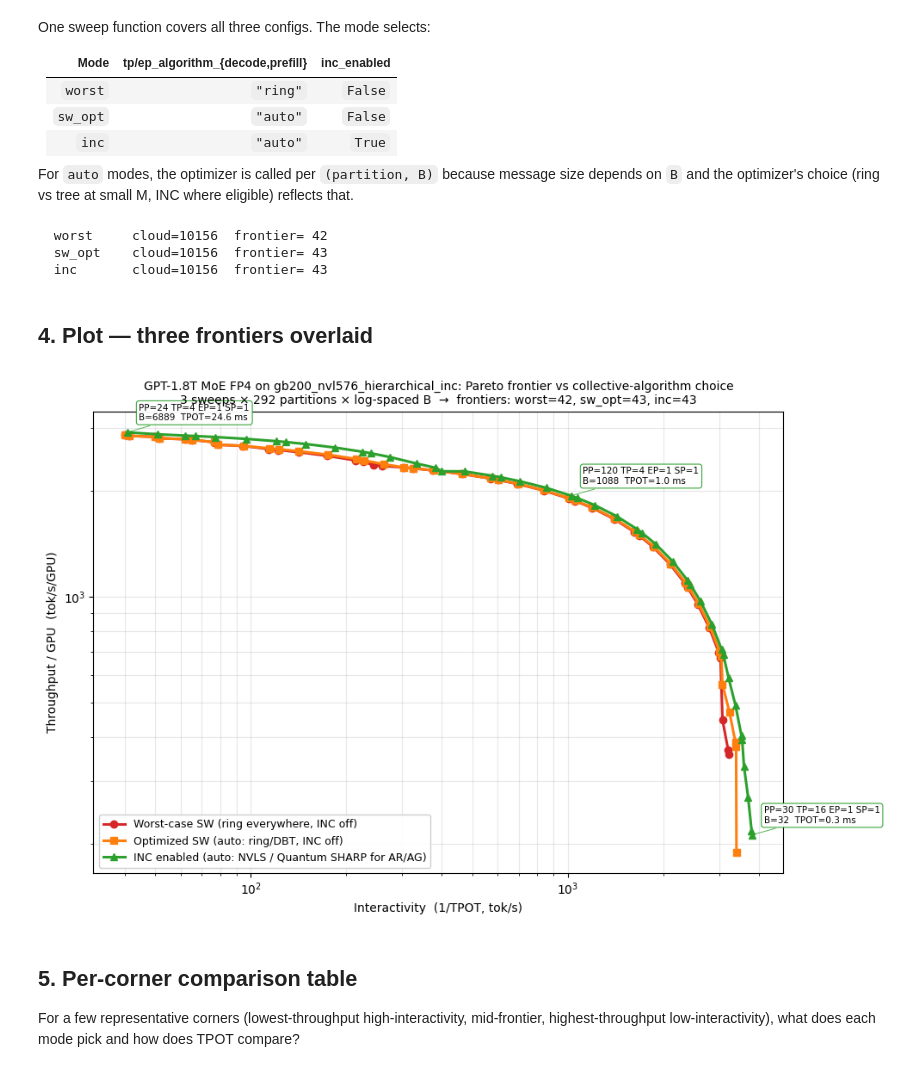
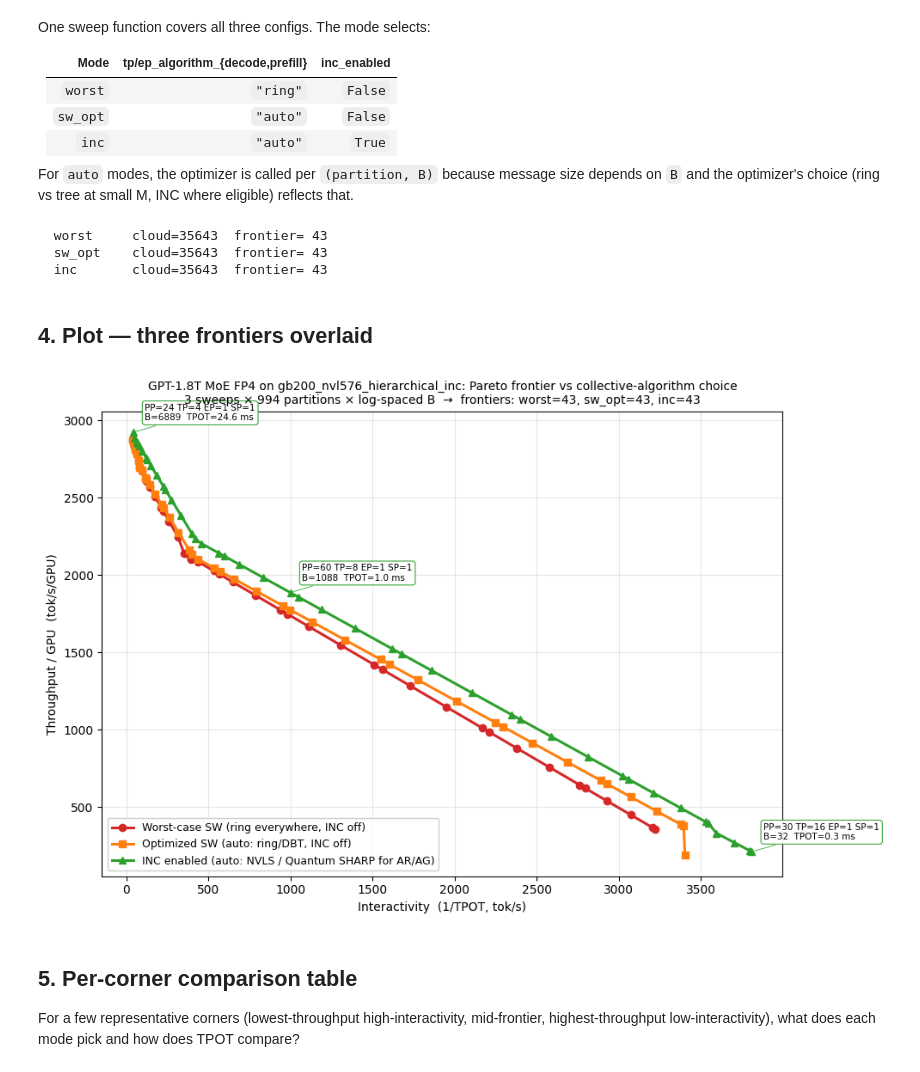
Before and after one commit to spiceMonkey/llm_perf, a Jupyter notebook: pareto_collective_algorithms.ipynb, the cells around one changed output. Saved outputs shown, nothing was run; the diff lists cells and outputs as text; code cells hidden in the pictures.

```diff
--- a/pareto_collective_algorithms.ipynb
+++ b/pareto_collective_algorithms.ipynb
@@ -58,10 +58,10 @@ System: gb200_nvl576_hierarchical_inc  N=576 GPUs
 
 Same divisibility constraints as `pareto_basic` and `pareto_vs_scale_up_tier`. `PP | L=120`, `TP | n_kv=16` and `H=20480`, `EP | n_experts=16`, `SP=1`.
 # %%
-PP_CHOICES = [1, 2, 3, 4, 5, 6, 8, 10, 12, 15, 20, 24, 30, 40, 60, 120]
+PP_CHOICES = [1, 2, 3, 4, 5, 6, 8, 10, 12, 15, 20, 24, 30, 40, 60]
 TP_CHOICES = [1, 2, 4, 8, 16]
 EP_CHOICES = [1, 2, 4, 8, 16]
-SP_CHOICES = [1]
+SP_CHOICES = [1, 2, 4, 8, 16, 32, 64]
 
 
 def enumerate_partitions(num_devices: int) -> list[PartitionSpec]:
@@ -194,9 +194,9 @@ for m in MODES:
     fr = frontiers[m]
     print(f"  {m:8s}  cloud={len(all_points[m]):4d}  frontier={len(fr):3d}")
 # %% [output]
-  worst     cloud=10156  frontier= 42
-  sw_opt    cloud=10156  frontier= 43
-  inc       cloud=10156  frontier= 43
+  worst     cloud=35643  frontier= 43
+  sw_opt    cloud=35643  frontier= 43
+  inc       cloud=35643  frontier= 43
 # %% [markdown]
 ## 4. Plot — three frontiers overlaid
 # %%
@@ -219,36 +219,36 @@ for m in MODES:
 # Annotate corners on the INC frontier (the headline curve).
 fr_inc = frontiers["inc"]
 if len(fr_inc) >= 3:
     idxs = [0, len(fr_inc) // 2, len(fr_inc) - 1]
     for i in idxs:
         p = fr_inc[i]
         ax.annotate(
             f"{p.part_label}\nB={p.B}  TPOT={p.TPOT_ms:.1f} ms",
             xy=(p.interactivity, p.tput_per_gpu),
             xytext=(10, 10), textcoords="offset points",
             fontsize=7.5, ha="left", color="black",
             bbox=dict(boxstyle="round,pad=0.3", fc="white", ec="tab:green", alpha=0.95, lw=0.8),
             arrowprops=dict(arrowstyle="-", color="tab:green", lw=0.7, alpha=0.8),
         )
 
-ax.set_xscale("log")
-ax.set_yscale("log")
+ax.set_xscale("linear")
+ax.set_yscale("linear")
 ax.set_xlabel("Interactivity  (1/TPOT, tok/s)")
 ax.set_ylabel("Throughput / GPU  (tok/s/GPU)")
 ax.set_title(
     f"GPT-1.8T MoE FP4 on {system.name}: Pareto frontier vs collective-algorithm choice\n"
     f"3 sweeps × {len(partitions)} partitions × log-spaced B  →  "
     f"frontiers: worst={len(frontiers['worst'])}, sw_opt={len(frontiers['sw_opt'])}, "
     f"inc={len(frontiers['inc'])}",
     fontsize=10,
 )
 ax.grid(True, which="both", alpha=0.3)
 ax.legend(loc="lower left", fontsize=9, framealpha=0.95)
 fig.tight_layout()
 fig.savefig("assets/pareto_collective_algorithms.png", dpi=130, bbox_inches="tight")
 plt.show()
 # %% [output]
-[figure, old version]
+[figure, new version]
 # %% [markdown]
 ## 5. Per-corner comparison table
 
```
Also changed, not shown: parts of 2 cells of this notebook, 1 other file.
